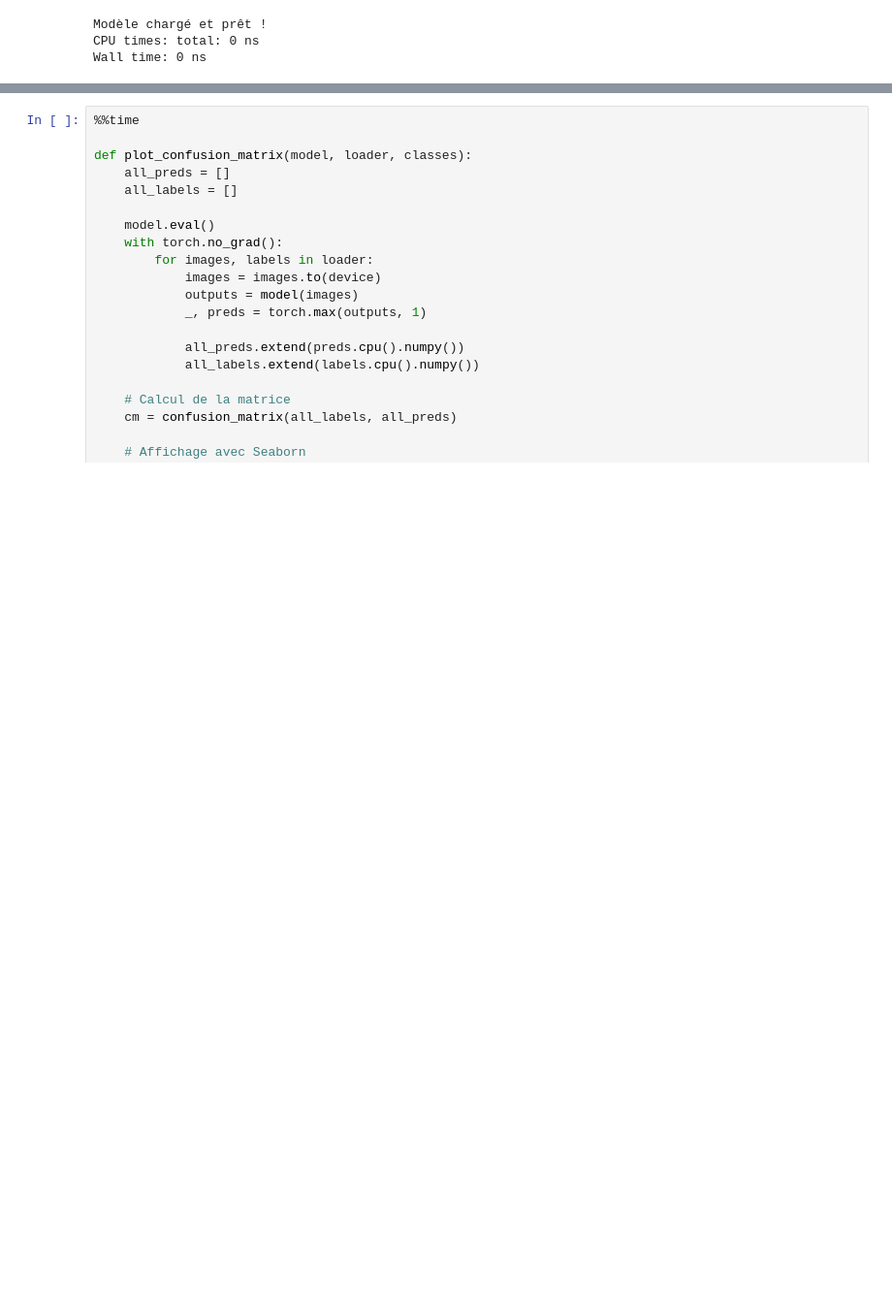
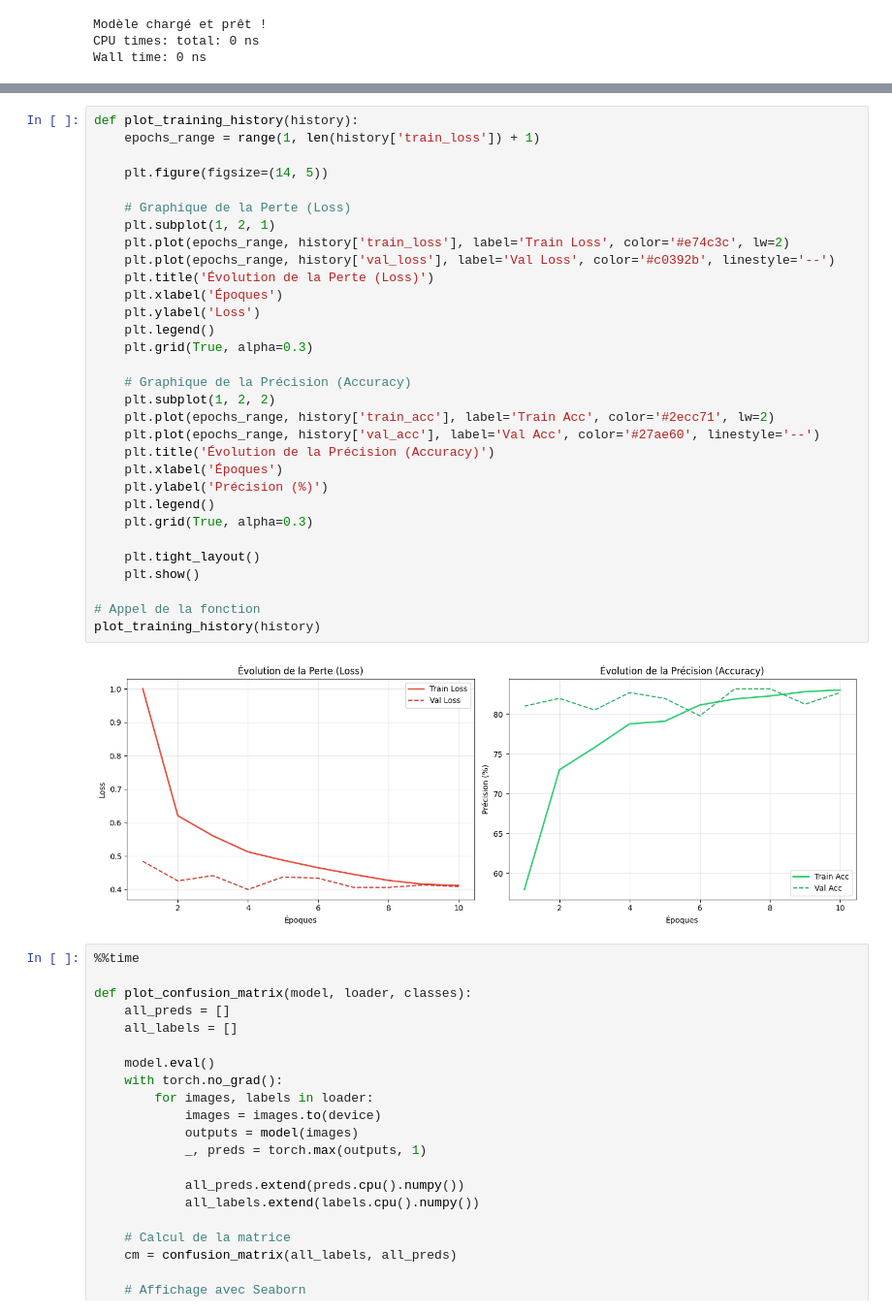
Before and after one commit to moulinh/DINOv2, a Jupyter notebook: dinoV2.ipynb, the cells around one changed output, grey strips where cells are left out. Shown at 97% size. Saved outputs shown, nothing was run; the diff lists cells and outputs as text; blank space fills up the shorter version.

```diff
--- a/dinoV2.ipynb
+++ b/dinoV2.ipynb
@@ -160,3 +219,36 @@ Wall time: 11min 44s
+# %%
+def plot_training_history(history):
+    epochs_range = range(1, len(history['train_loss']) + 1)
+
+    plt.figure(figsize=(14, 5))
+
+    # Graphique de la Perte (Loss)
+    plt.subplot(1, 2, 1)
+    plt.plot(epochs_range, history['train_loss'], label='Train Loss', color='#e74c3c', lw=2)
+    plt.plot(epochs_range, history['val_loss'], label='Val Loss', color='#c0392b', linestyle='--')
+    plt.title('Évolution de la Perte (Loss)')
+    plt.xlabel('Époques')
+    plt.ylabel('Loss')
+    plt.legend()
+    plt.grid(True, alpha=0.3)
+
+    # Graphique de la Précision (Accuracy)
+    plt.subplot(1, 2, 2)
+    plt.plot(epochs_range, history['train_acc'], label='Train Acc', color='#2ecc71', lw=2)
+    plt.plot(epochs_range, history['val_acc'], label='Val Acc', color='#27ae60', linestyle='--')
+    plt.title('Évolution de la Précision (Accuracy)')
+    plt.xlabel('Époques')
+    plt.ylabel('Précision (%)')
+    plt.legend()
+    plt.grid(True, alpha=0.3)
+
+    plt.tight_layout()
+    plt.show()
+
+# Appel de la fonction
+plot_training_history(history)
+# %% [output]
+[figure, added]
 # %%
 %%time
 
```
Also changed, not shown: parts of 10 cells of this notebook, 7 other files.
